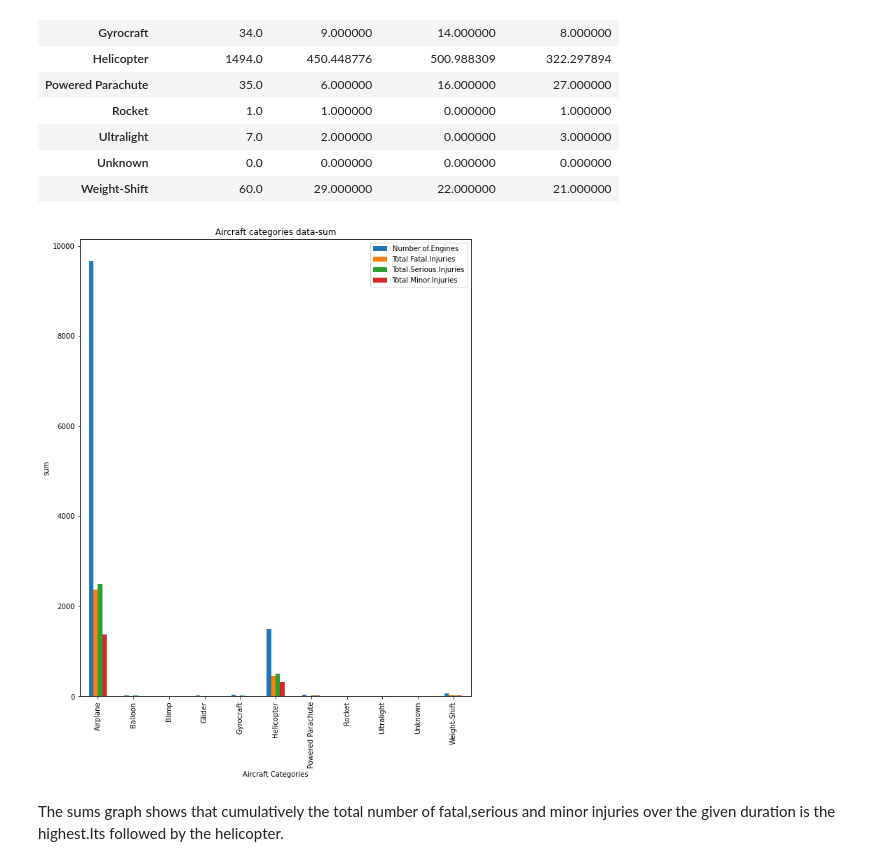
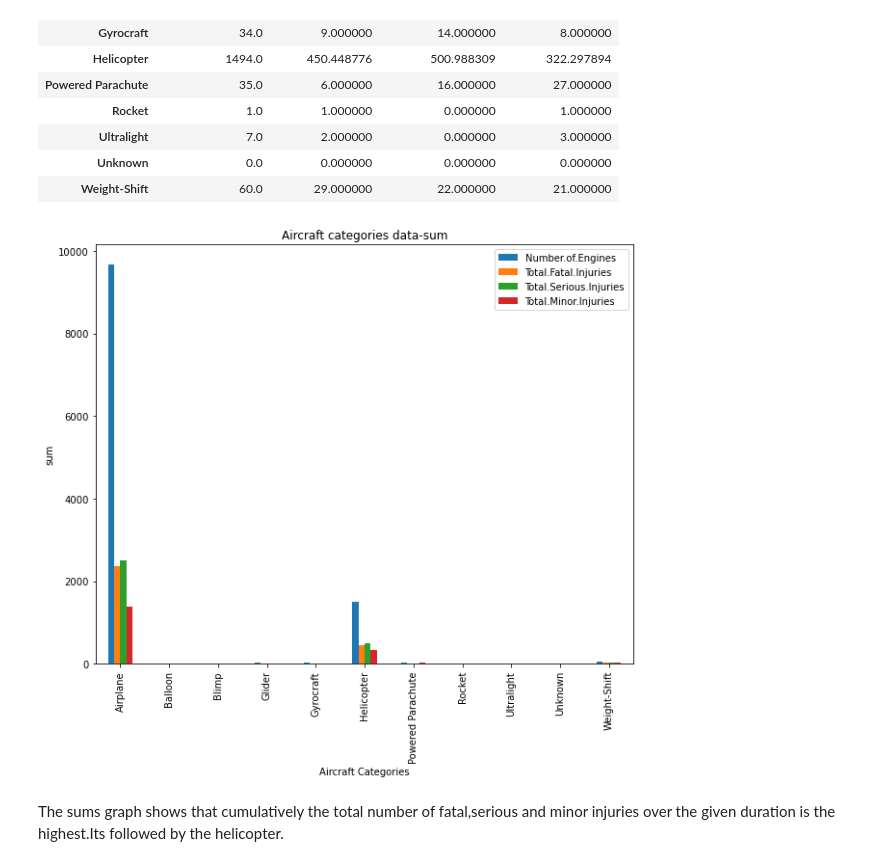
Before and after one commit to Ivet566/PHASE-1-PROJECT, a Jupyter notebook: Ivet Ph1.ipynb, the cells around one changed output. Saved outputs shown, nothing was run; the diff lists cells and outputs as text; code cells hidden in the pictures.

```diff
--- a/Ivet Ph1.ipynb
+++ b/Ivet Ph1.ipynb
@@ -894,0 +844,8 @@ array([ 2.,  1.,  4.,  3., nan,  0.,  8.])
+# %%
+aviation_df['Weather.Condition']=aviation_df['Weather.Condition'].map({
+    'VMC':'Visual Meteorological Conditions',
+    'IMC':'Instrument Meteorological Conditions',
+    'UNK':'UNKNOWN',
+    'unk':'UNKNOWN'
+
+})
@@ -942,12 +947,12 @@ aircraft_cat_sum_viz
 | Weight-Shift | 60.0 | 29.000000 | 22.000000 | 21.000000 |
 # %%
 #visualizing the aircraft categories statistical data-sum
-aircraft_cat_sum_viz.plot(kind='bar',figsize=(10,12));
+aircraft_cat_sum_viz.plot(kind='bar',figsize=(10,8));
 plt.xlabel('Aircraft Categories');
 plt.ylabel('sum');
 plt.title('Aircraft categories data-sum');
 # %% [output]
-[figure, old version]
+[figure, new version]
 # %% [markdown]
 The sums graph shows that cumulatively the total number of fatal,serious and minor injuries over the given duration is the highest.Its followed by the helicopter.
 # %%
```
Also changed, not shown: parts of 57 cells of this notebook.
